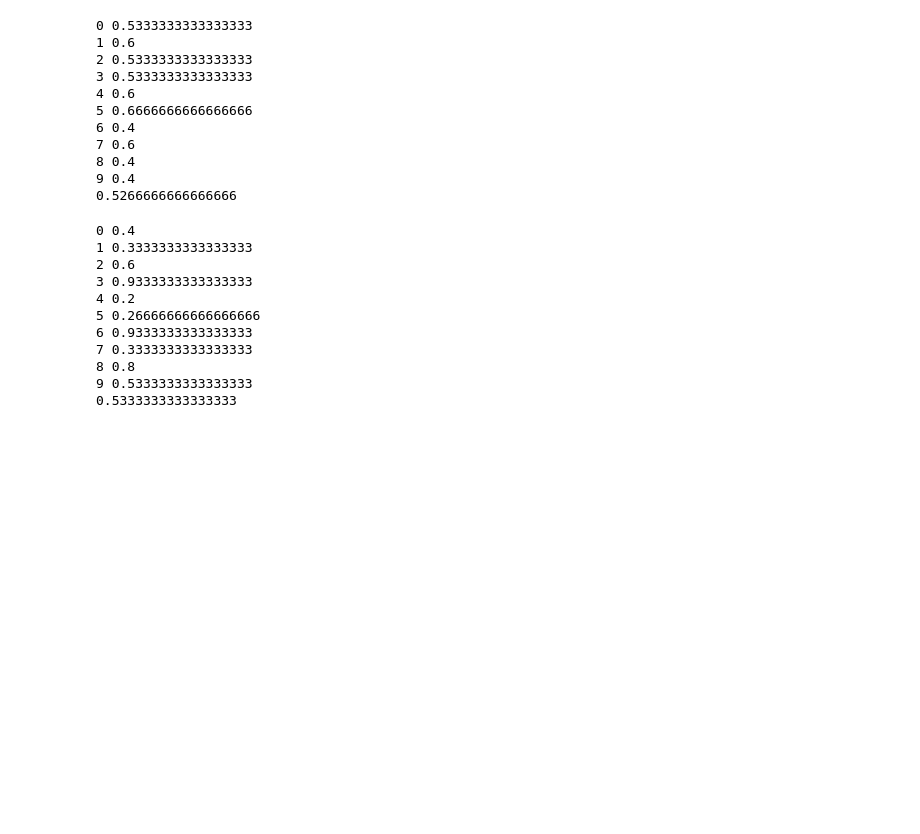
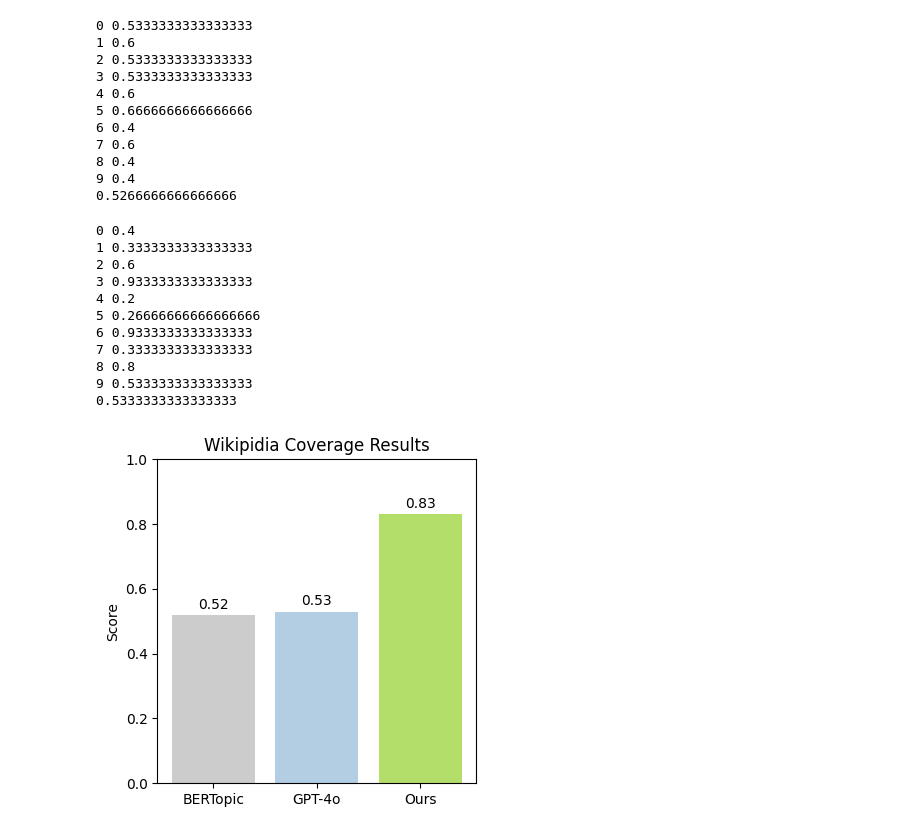
Before and after one commit to SamLee-dedeboy/VIDEE, a Jupyter notebook: evaluation_experiments/executor_evaluation.ipynb, the cells around one changed output. Saved outputs shown, nothing was run; the diff lists cells and outputs as text; code cells hidden in the pictures; blank space fills up the shorter version.

Commit message:
add experiment results

```diff
--- a/evaluation_experiments/executor_evaluation.ipynb
+++ b/evaluation_experiments/executor_evaluation.ipynb
@@ -395,3 +395,32 @@ print(avg_coverage)
 8 0.8
 9 0.5333333333333333
 0.5333333333333333
+# %%
+import matplotlib.pyplot as plt
+
+# Data
+methods = ['BERTopic', 'GPT-4o', 'Ours']
+values = [0.52, 0.53, 0.83]
+
+# Plot
+plt.figure(figsize=(4, 4))
+bars = plt.bar(methods, values, color=['#cccccc', '#B3CDE3', '#B3DE69'])
+
+# Add value labels on top of the bars
+for bar in bars:
+    yval = bar.get_height()
+    plt.text(bar.get_x() + bar.get_width()/2, yval + 0.01, f'{yval:.2f}',
+             ha='center', va='bottom', fontsize=10)
+
+# Labels and title
+plt.ylabel('Score')
+plt.title('Wikipidia Coverage Results')
+
+# Optional: Set y-axis limit
+plt.ylim(0, 1)
+
+# Show the plot
+plt.tight_layout()
+plt.show()
+# %% [output]
+[figure, added]
```
Also changed, not shown: parts of 1 cell of this notebook, 11 other files.
